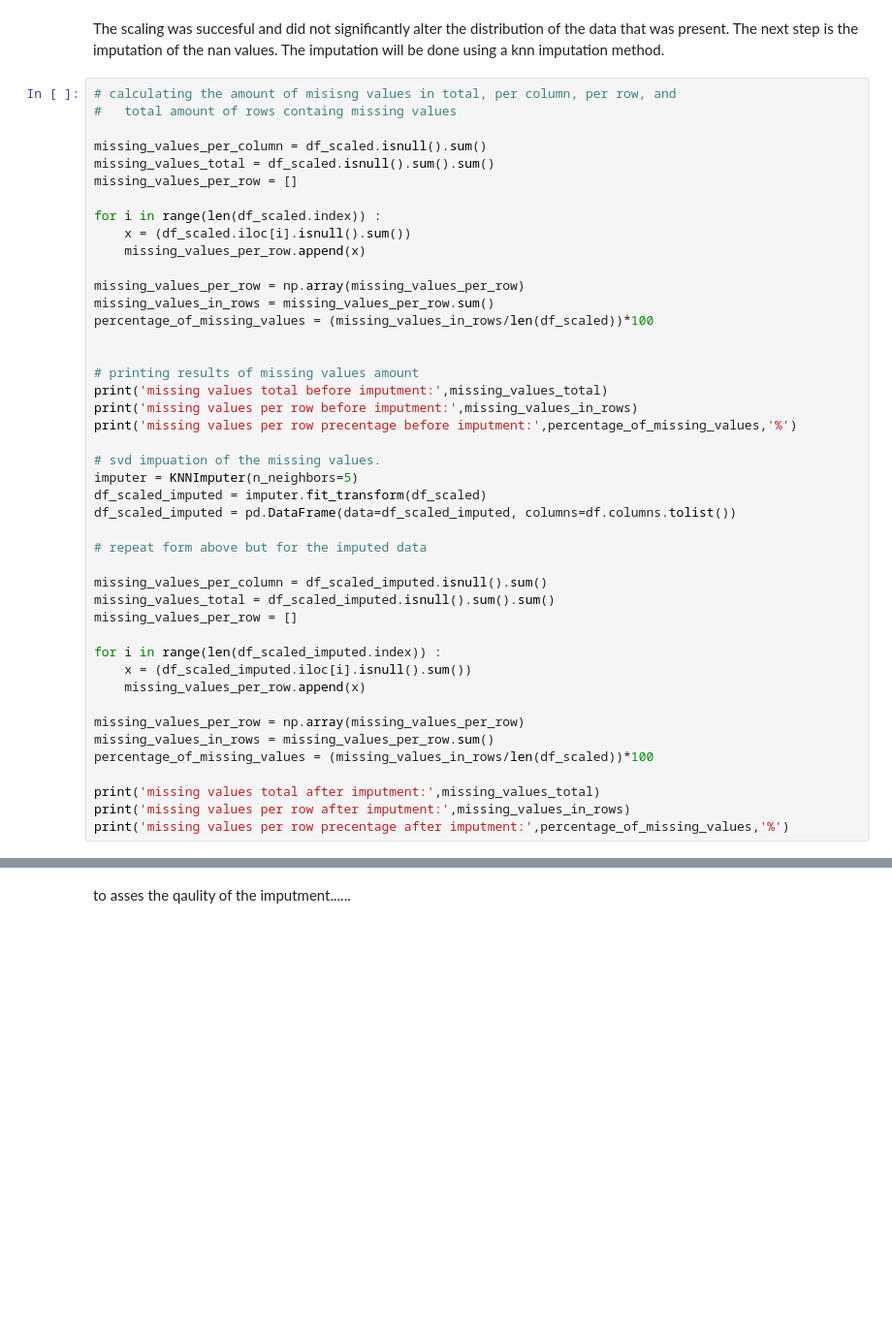
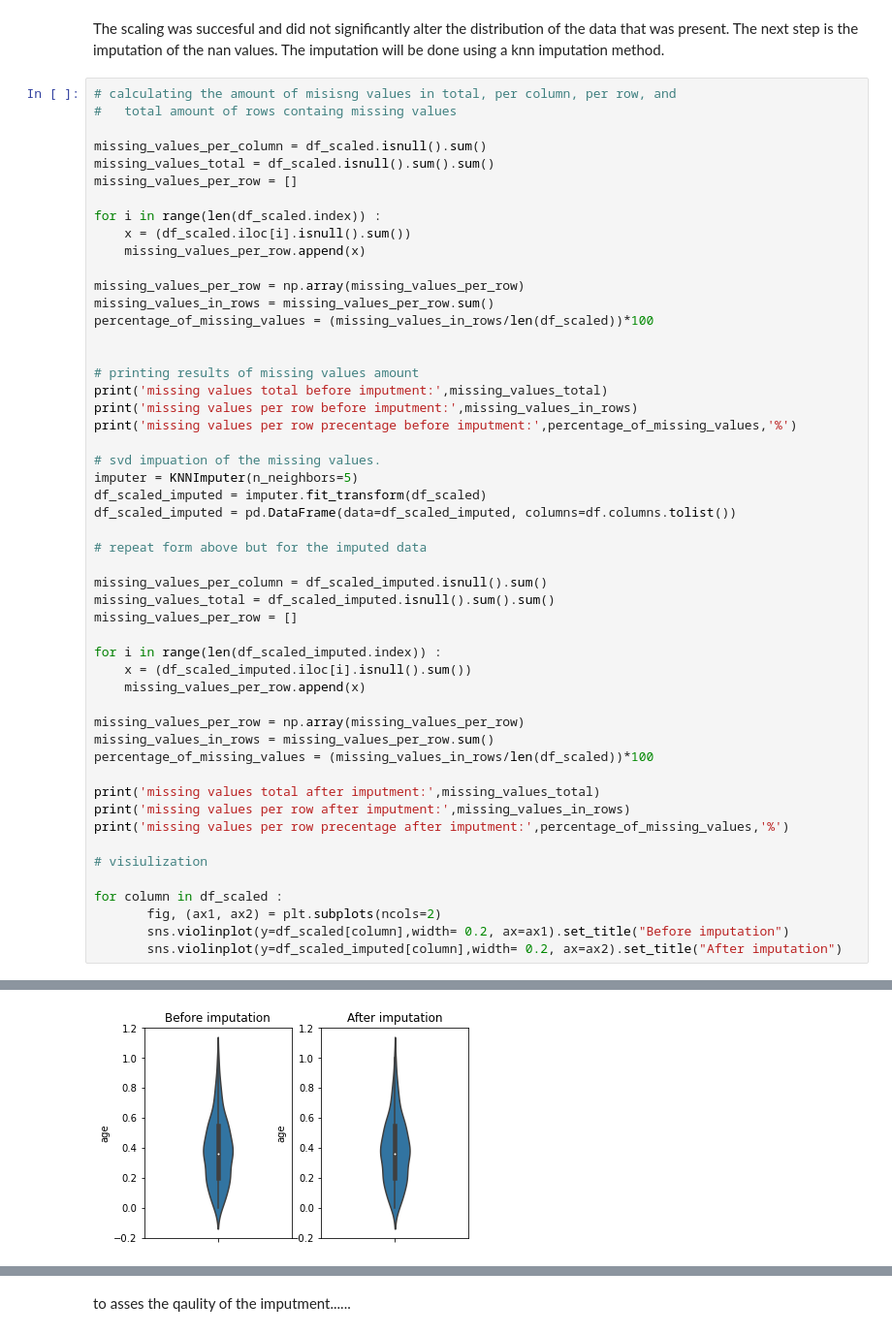
Before and after one commit to Seditoir/MSB1015-Scientific-programming, a Jupyter notebook: code/General.ipynb, the cells around one changed output, grey strips where cells are left out. Shown at 97% size. Saved outputs shown, nothing was run; the diff lists cells and outputs as text; blank space fills up the shorter version.

```diff
--- a/code/General.ipynb
+++ b/code/General.ipynb
@@ -240,30 +251,38 @@ print('missing values per row precentage before imputment:',percentage_of_missin
 
 # svd impuation of the missing values.
 imputer = KNNImputer(n_neighbors=5)
 df_scaled_imputed = imputer.fit_transform(df_scaled)
 df_scaled_imputed = pd.DataFrame(data=df_scaled_imputed, columns=df.columns.tolist())
 
 # repeat form above but for the imputed data
 
 missing_values_per_column = df_scaled_imputed.isnull().sum()
 missing_values_total = df_scaled_imputed.isnull().sum().sum()
 missing_values_per_row = []
 
 for i in range(len(df_scaled_imputed.index)) :
     x = (df_scaled_imputed.iloc[i].isnull().sum())
     missing_values_per_row.append(x)
 
 missing_values_per_row = np.array(missing_values_per_row)
 missing_values_in_rows = missing_values_per_row.sum()
 percentage_of_missing_values = (missing_values_in_rows/len(df_scaled))*100
 
 print('missing values total after imputment:',missing_values_total)
 print('missing values per row after imputment:',missing_values_in_rows)
 print('missing values per row precentage after imputment:',percentage_of_missing_values,'%')
+
+# visiulization
+
+for column in df_scaled :
+       fig, (ax1, ax2) = plt.subplots(ncols=2)
+       sns.violinplot(y=df_scaled[column],width= 0.2, ax=ax1).set_title("Before imputation")
+       sns.violinplot(y=df_scaled_imputed[column],width= 0.2, ax=ax2).set_title("After imputation")
 # %% [output]
 missing values total before imputment: 15
 missing values per row before imputment: 15
 missing values per row precentage before imputment: 5.033557046979865 %
 missing values total after imputment: 0
 missing values per row after imputment: 0
 missing values per row precentage after imputment: 0.0 %
+[figure, added]
```
Also changed, not shown: parts of 3 cells of this notebook.
